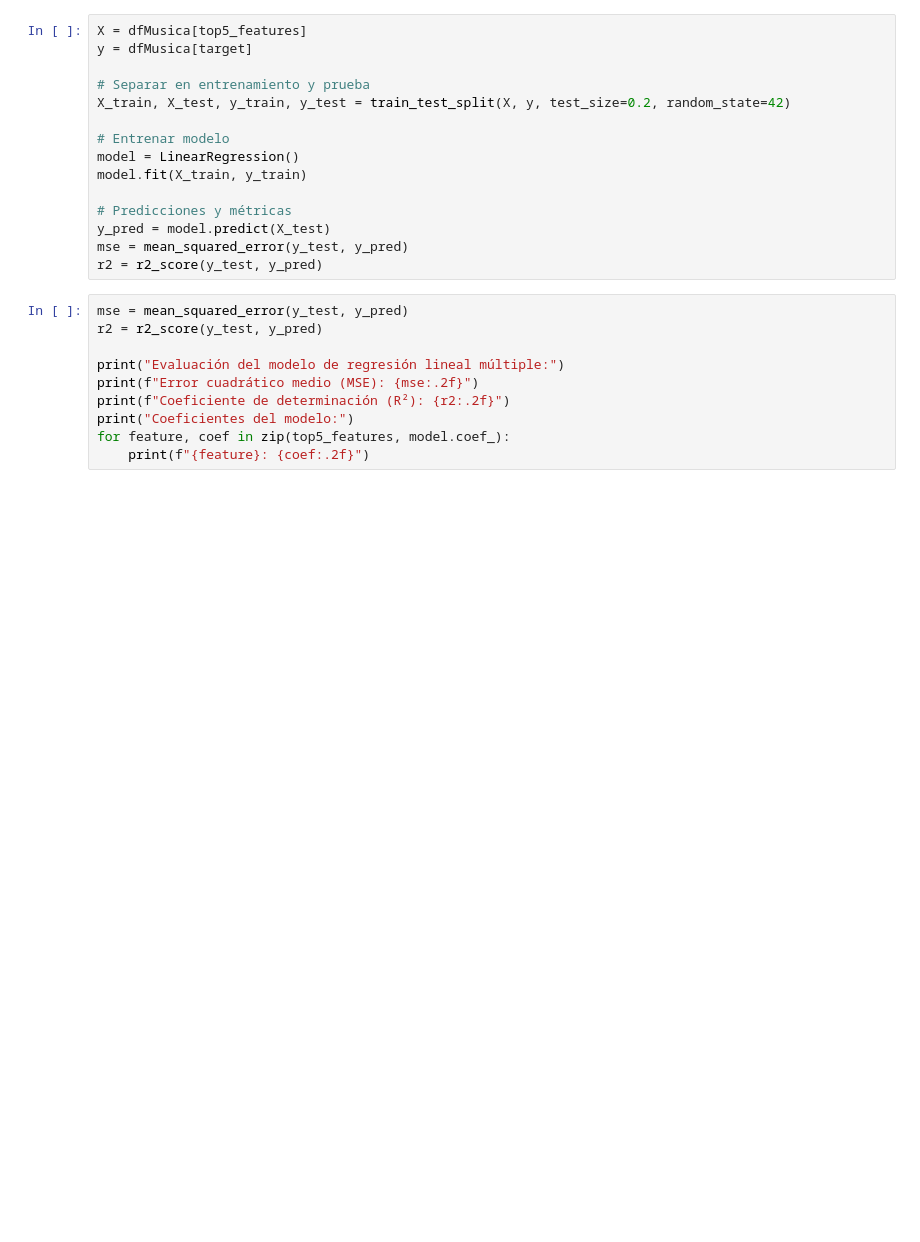
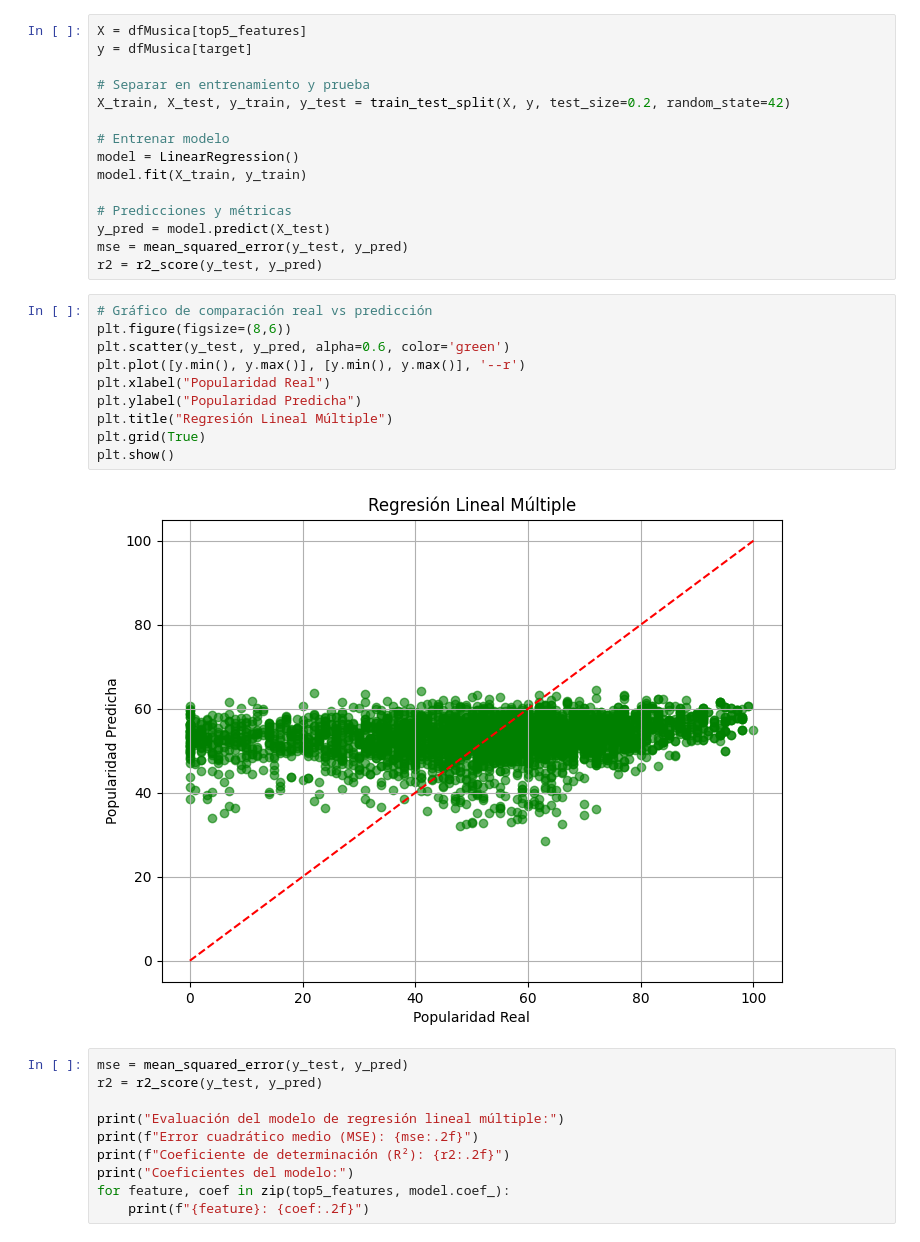
Before and after one commit to karina-salazar12/Analisis-Datos, a Jupyter notebook: ProyectoML.ipynb, the cells around one changed output. Saved outputs shown, nothing was run; the diff lists cells and outputs as text; blank space fills up the shorter version.

```diff
--- a/ProyectoML.ipynb
+++ b/ProyectoML.ipynb
@@ -113,6 +114,18 @@ model.fit(X_train, y_train)
 y_pred = model.predict(X_test)
 mse = mean_squared_error(y_test, y_pred)
 r2 = r2_score(y_test, y_pred)
+# %%
+# Gráfico de comparación real vs predicción
+plt.figure(figsize=(8,6))
+plt.scatter(y_test, y_pred, alpha=0.6, color='green')
+plt.plot([y.min(), y.max()], [y.min(), y.max()], '--r')
+plt.xlabel("Popularidad Real")
+plt.ylabel("Popularidad Predicha")
+plt.title("Regresión Lineal Múltiple")
+plt.grid(True)
+plt.show()
+# %% [output]
+[figure, added]
 # %%
 mse = mean_squared_error(y_test, y_pred)
 r2 = r2_score(y_test, y_pred)
```
Also changed, not shown: parts of 1 cell of this notebook.
